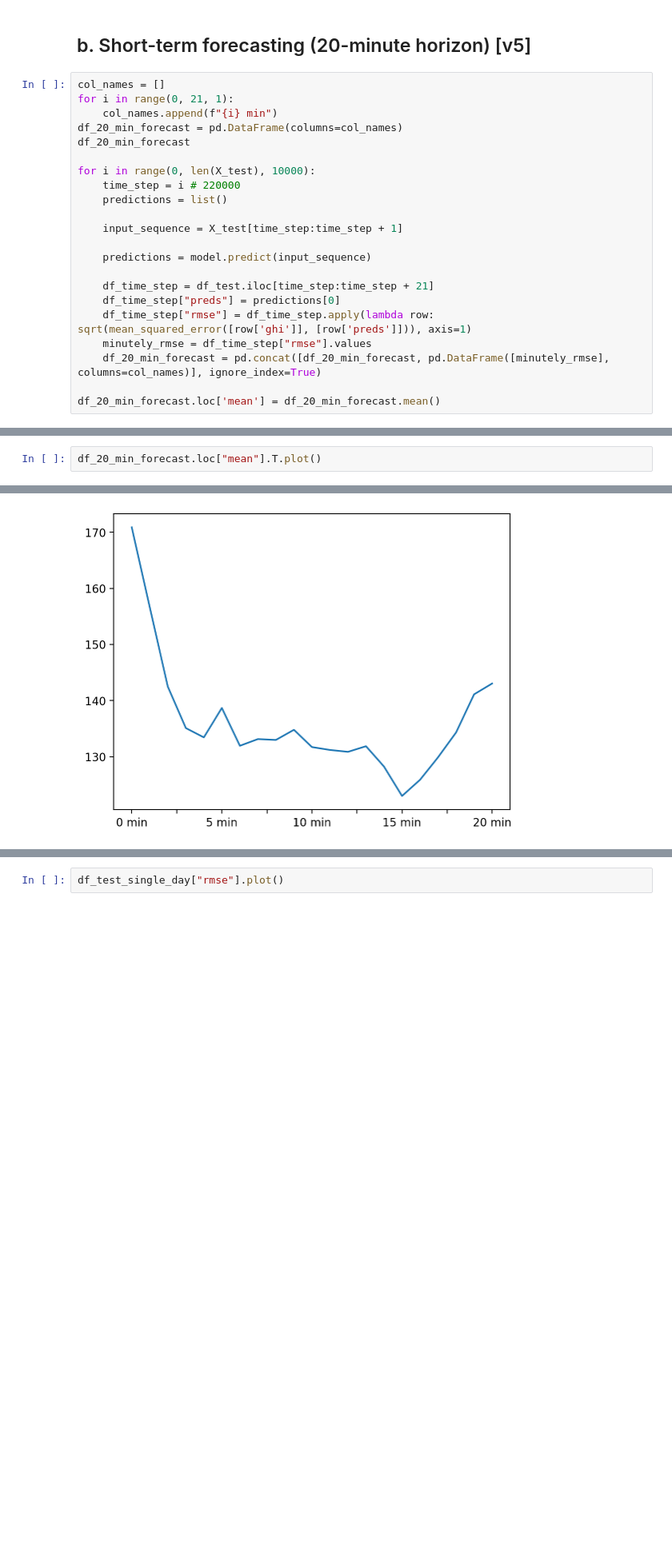
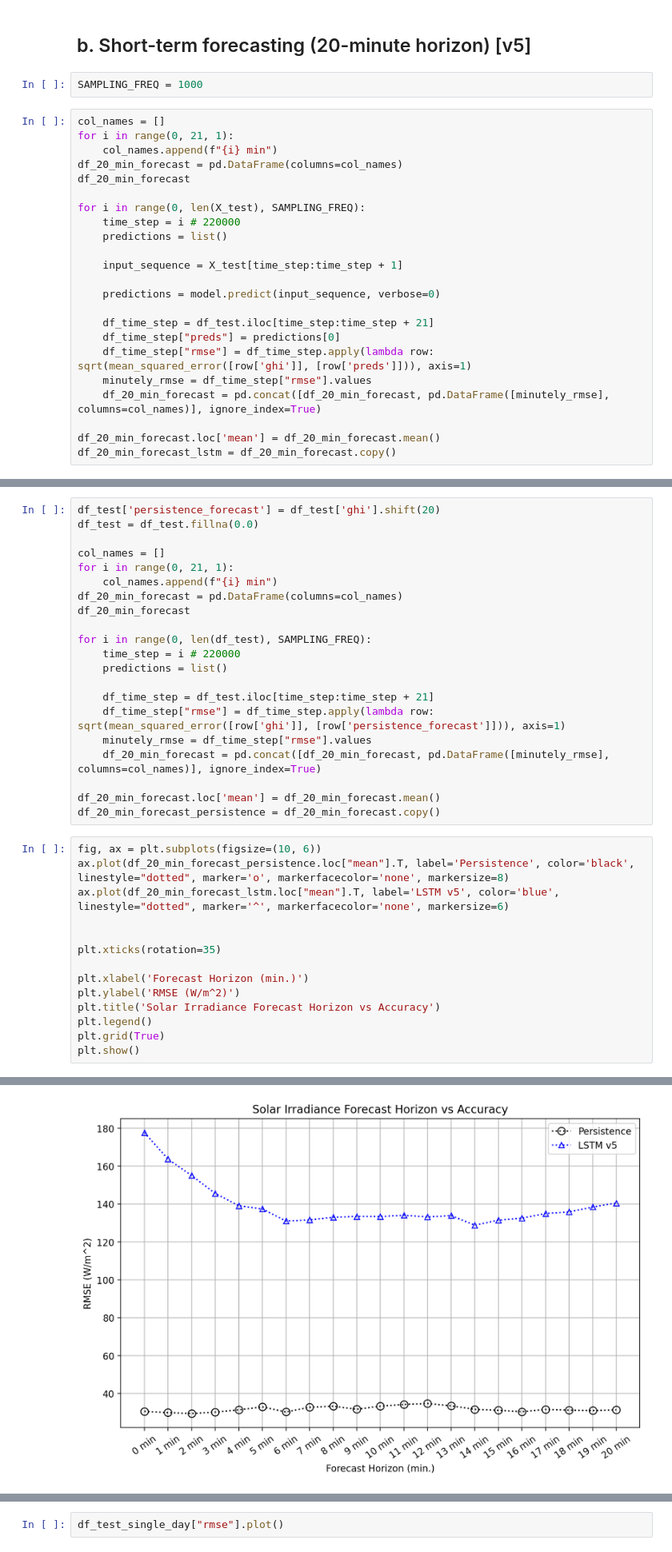
Before and after one commit to Adamouization/Solar-Irradiance-Forecasting, a Jupyter notebook: src/notebooks/4_LSTM.ipynb, the cells around one changed output, grey strips where cells are left out. Shown at 80% size. Cells and saved outputs as stored; diff of their text form; blank space fills up the shorter version.

Commit message:
Plot persistence and LSTM 20-m forecast rmse

```diff
--- a/src/notebooks/4_LSTM.ipynb
+++ b/src/notebooks/4_LSTM.ipynb
@@ -482,6 +481,8 @@ plt.legend()
 plt.show()
 # %% [markdown]
 ## b. Short-term forecasting (20-minute horizon) [v5]
+# %%
+SAMPLING_FREQ = 1000
 # %%
 col_names = []
 for i in range(0, 21, 1):
@@ -489,13 +490,13 @@ for i in range(0, 21, 1):
 df_20_min_forecast = pd.DataFrame(columns=col_names)
 df_20_min_forecast
 
-for i in range(0, len(X_test), 10000):
+for i in range(0, len(X_test), SAMPLING_FREQ):
     time_step = i # 220000
     predictions = list()
 
     input_sequence = X_test[time_step:time_step + 1]
 
-    predictions = model.predict(input_sequence)
+    predictions = model.predict(input_sequence, verbose=0)
 
     df_time_step = df_test.iloc[time_step:time_step + 21]
     df_time_step["preds"] = predictions[0]
@@ -504,3 +505,4 @@ for i in range(0, len(X_test), 10000):
     df_20_min_forecast = pd.concat([df_20_min_forecast, pd.DataFrame([minutely_rmse], columns=col_names)], ignore_index=True)
 
 df_20_min_forecast.loc['mean'] = df_20_min_forecast.mean()
+df_20_min_forecast_lstm = df_20_min_forecast.copy()
@@ -547,3 +511,36 @@ df_20_min_forecast
+# %%
+df_test['persistence_forecast'] = df_test['ghi'].shift(20)
+df_test = df_test.fillna(0.0)
+
+col_names = []
+for i in range(0, 21, 1):
+    col_names.append(f"{i} min")
+df_20_min_forecast = pd.DataFrame(columns=col_names)
+df_20_min_forecast
+
+for i in range(0, len(df_test), SAMPLING_FREQ):
+    time_step = i # 220000
+    predictions = list()
+
+    df_time_step = df_test.iloc[time_step:time_step + 21]
+    df_time_step["rmse"] = df_time_step.apply(lambda row: sqrt(mean_squared_error([row['ghi']], [row['persistence_forecast']])), axis=1)
+    minutely_rmse = df_time_step["rmse"].values
+    df_20_min_forecast = pd.concat([df_20_min_forecast, pd.DataFrame([minutely_rmse], columns=col_names)], ignore_index=True)
+
+df_20_min_forecast.loc['mean'] = df_20_min_forecast.mean()
+df_20_min_forecast_persistence = df_20_min_forecast.copy()
 # %%
-df_20_min_forecast.loc["mean"].T.plot()
+fig, ax = plt.subplots(figsize=(10, 6))
+ax.plot(df_20_min_forecast_persistence.loc["mean"].T, label='Persistence', color='black', linestyle="dotted", marker='o', markerfacecolor='none', markersize=8)
+ax.plot(df_20_min_forecast_lstm.loc["mean"].T, label='LSTM v5', color='blue', linestyle="dotted", marker='^', markerfacecolor='none', markersize=6)
+
+
+plt.xticks(rotation=35)
+
+plt.xlabel('Forecast Horizon (min.)')
+plt.ylabel('RMSE (W/m^2)')
+plt.title('Solar Irradiance Forecast Horizon vs Accuracy')
+plt.legend()
+plt.grid(True)
+plt.show()
 # %% [output]
@@ -551,4 +547,4 @@ df_20_min_forecast.loc["mean"].T.plot()
-[figure, old version]
+[figure, new version]
 # %%
 df_test_single_day = df_test.iloc[time_step:time_step+21]
 df_test_single_day["preds"] = predictions[0]
```
Also changed, not shown: parts of 6 cells of this notebook, 1 other file.
